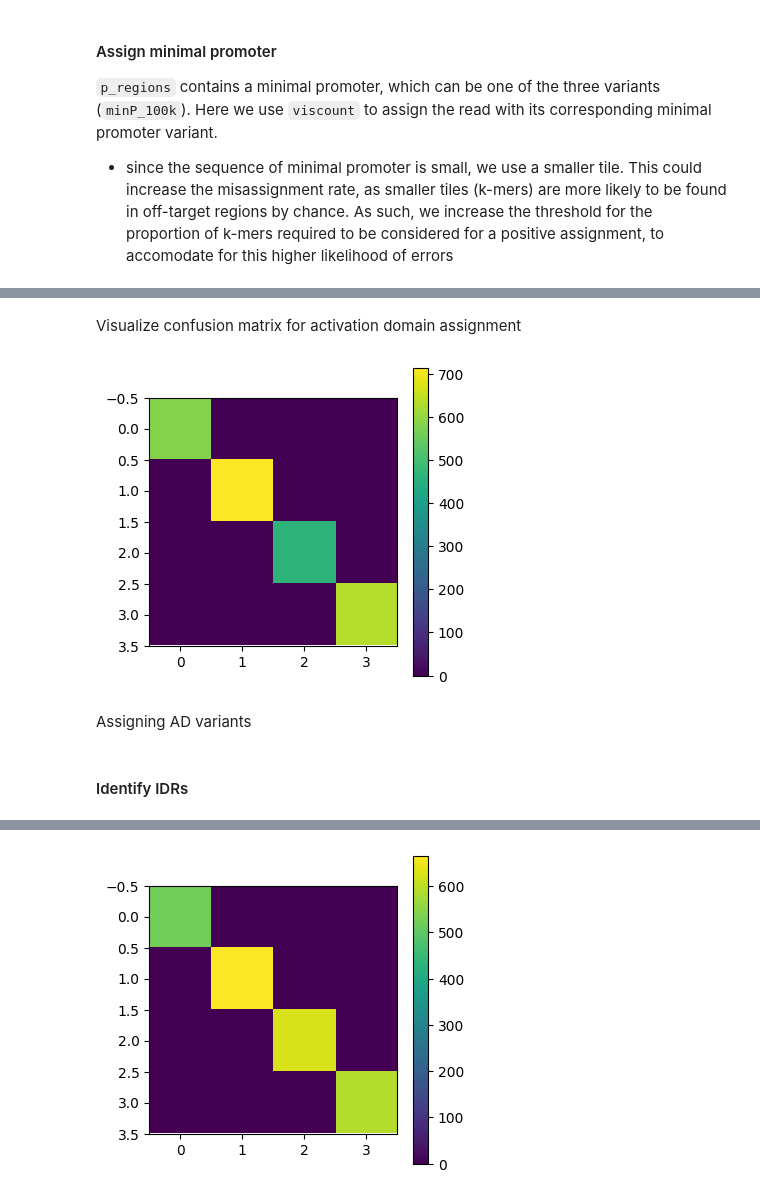
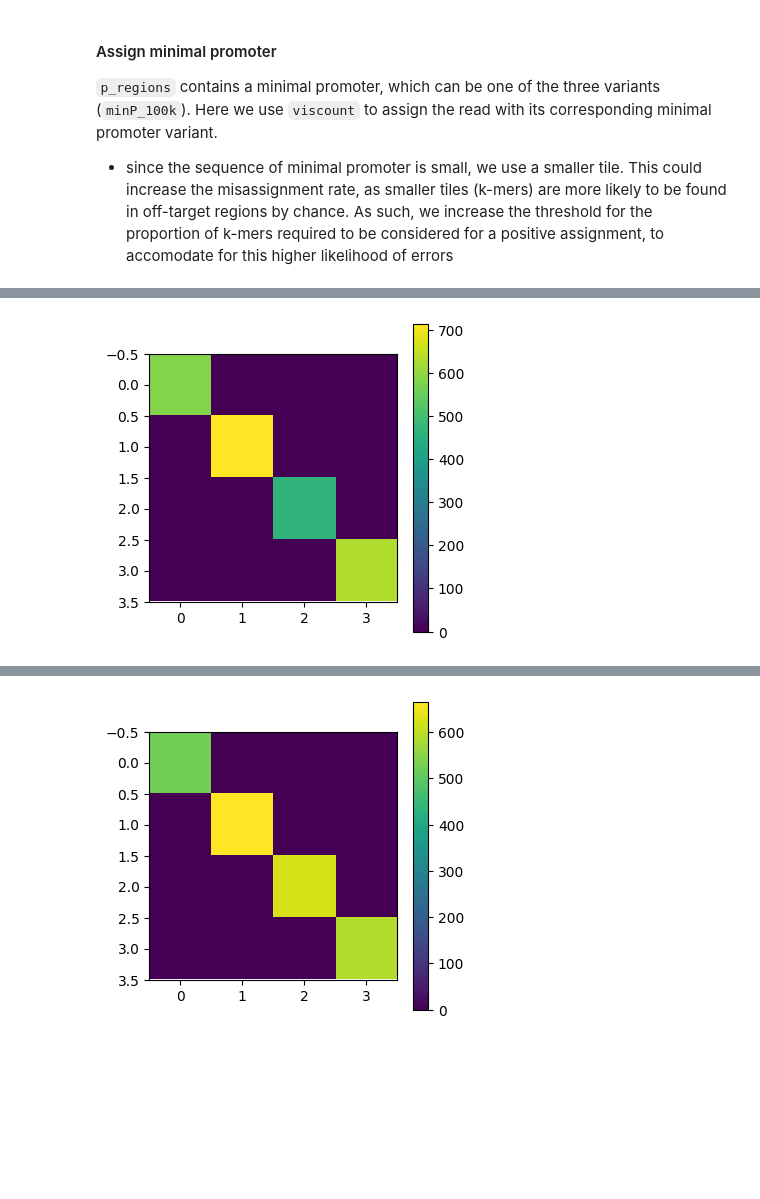
Before and after one commit to cbashorlab/WIMPY, a Jupyter notebook: wimpy_python/example_script_python.ipynb, the cells around one changed output, grey strips where cells are left out. Saved outputs shown, nothing was run; the diff lists cells and outputs as text; code cells hidden in the pictures; blank space fills up the shorter version.

```diff
--- a/wimpy_python/example_script_python.ipynb
+++ b/wimpy_python/example_script_python.ipynb
@@ -209,20 +212,20 @@ synTF_prom_variants[np.sum(synTF_prom_match_ratios, axis=1) < thresh] = -1
 # %%
 # viscount to find best match for ADs
 _, AD_count, AD_conf = wp.viscount(pregions_synTF, AD_parts, thresh=0.2, verbose=True)
+AD_count[AD_count < 30] = 0
+AD_variants = np.argmax(AD_count, axis=1)
+AD_variants[np.sum(AD_count, axis=1) == 0]
 
-# sequence-specific adjustments
+# Adjust values in the confusion matrix to reflect the change (optional, for visualization only)
 AD_conf[3, 3] = np.sum((AD_count[:, 3] > 10) & (AD_count[:, 2] < 100))
 AD_conf[2, 2] = np.sum(AD_count[:, 2] > 100)
 AD_conf[2, 3] = np.sum((AD_count[:, 3] < 10) & (AD_count[:, 2] > 100))
 AD_conf[3, 2] = AD_conf[2, 3]
+
+# Visualize confusion matrix for activation domain assignment
+plt.figure(figsize=(4, 4))
+plt.imshow(AD_conf)
+plt.colorbar()
+plt.show()
+# %% [output]
+[figure, added]
-# %% [markdown]
-Visualize confusion matrix for activation domain assignment
-# %%
-plt.figure(figsize=(4, 4))
-plt.imshow(AD_conf)
-plt.colorbar()
-plt.show()
-# %% [output]
-[figure, removed]
-# %% [markdown]
-Assigning AD variants
@@ -233,2 +231,0 @@ AD_variants[np.sum(AD_count, axis=1) == 0] = -1  #! check this
-# %% [markdown]
-#### Identify IDRs
```
Also changed, not shown: parts of 27 cells of this notebook, 1 other file.
